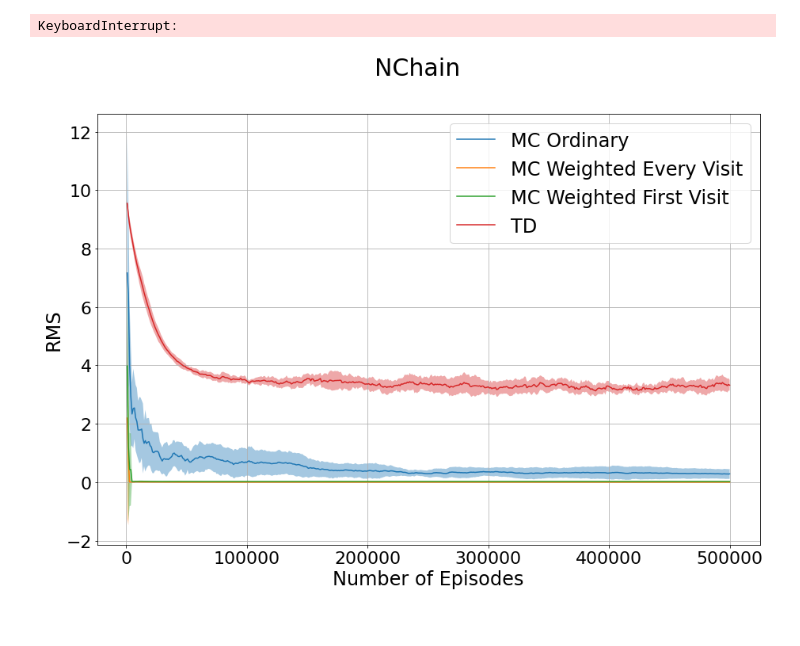
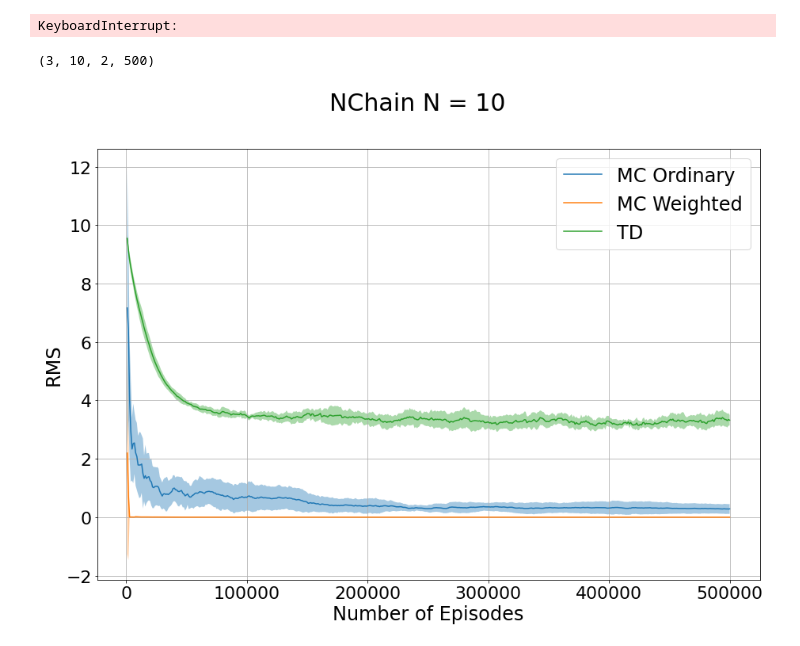
Before and after one commit to gersonfoks/rl2020-project, a Jupyter notebook: Plots.ipynb, the cells around one changed output. Drawn from its saved outputs; the diff is of its cells as text; code cells hidden in the pictures.

Commit message:
meer plots

```diff
--- a/Plots.ipynb
+++ b/Plots.ipynb
@@ -84,10 +84,11 @@ make_plots(names,labels,title, get_baseline("./bj/mc_bj_"))
 # %% [output]
 KeyboardInterrupt:
 # %%
-names = ["./nchain/mc_ordinary_nchain_", "./nchain/mc_weighted_nchain_", "./nchain/mc_weighted_first_nchain_", "./nchain/td_nchain_"]
-labels = ["MC Ordinary", "MC Weighted Every Visit", "MC Weighted First Visit", "TD"]
-title = "NChain"
+names = ["./nchain/mc_ordinary_nchain_", "./nchain/mc_weighted_nchain_", "./nchain/td_nchain_"]
+labels = ["MC Ordinary", "MC Weighted", "TD"]
+title = "NChain N = 10"
 
-make_plots(names,labels,title, get_baseline("./nchain/mc_nchain_"))
+make_plots(names,labels,title, get_baseline("./nchain/mc_nchain_"),500)
 # %% [output]
+(3, 10, 2, 500)
-[figure, old version]
+[figure, new version]
```
Also changed, not shown: parts of 3 cells of this notebook, 7 other files.
